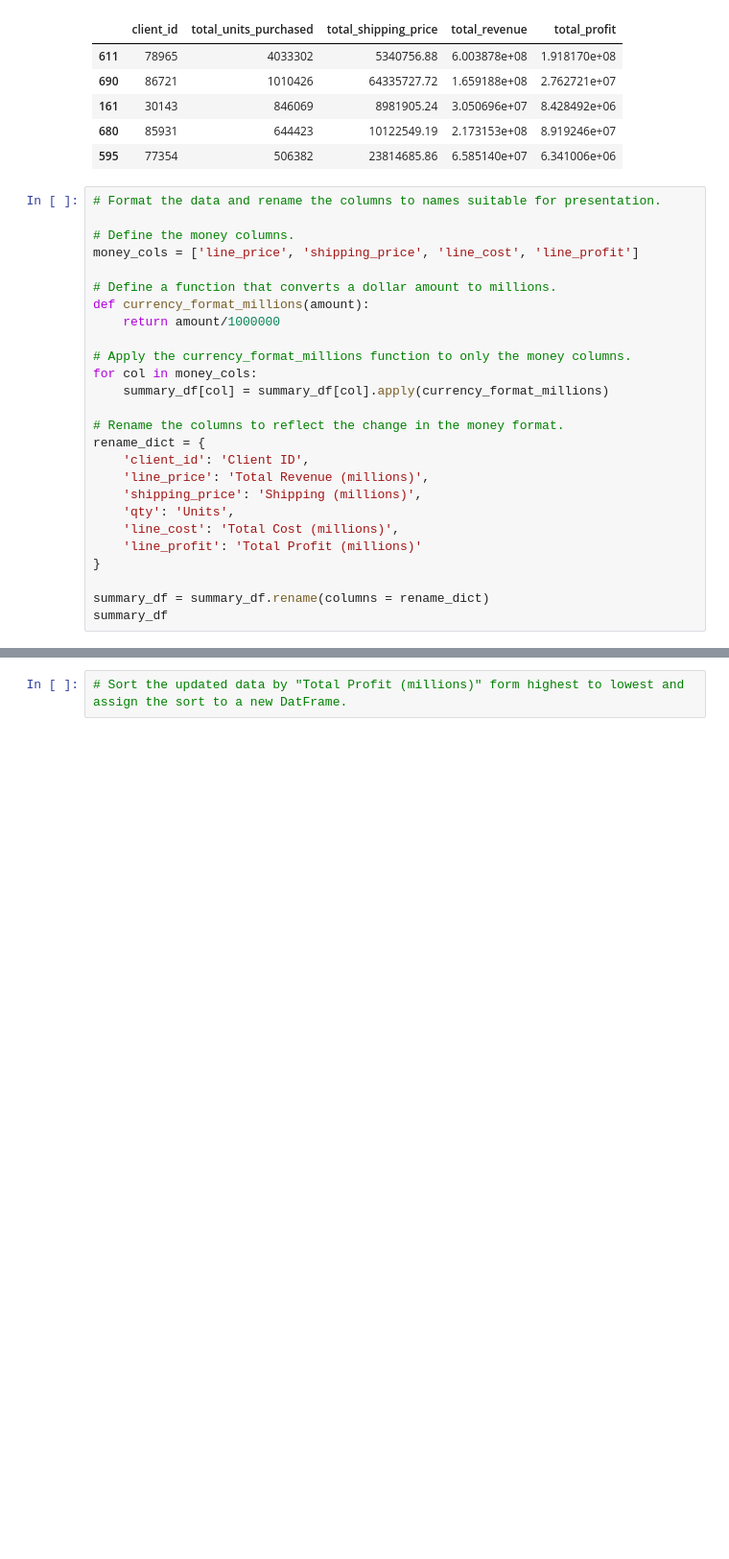
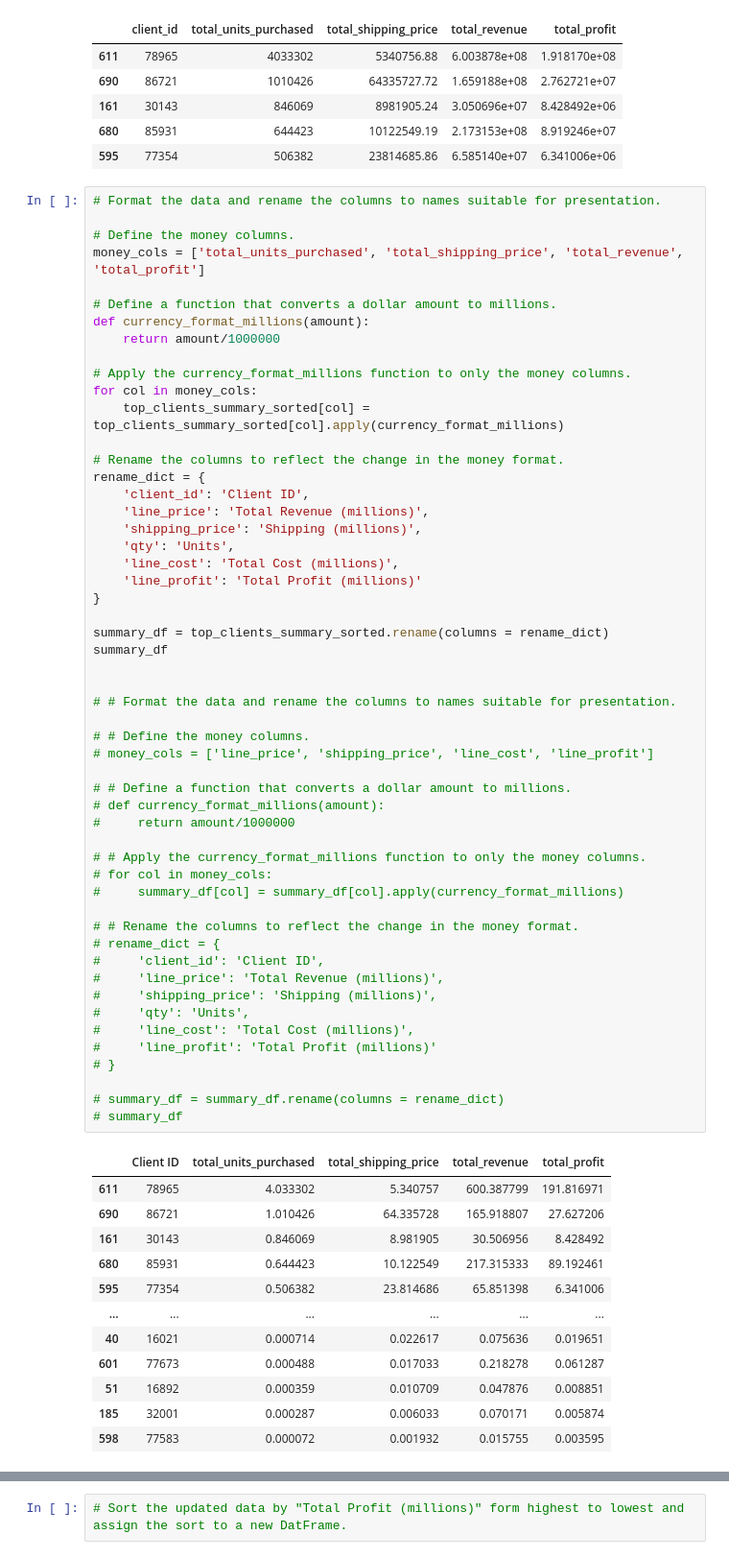
Before and after one commit to Armand57araujo/pandas-challenge-1, a Jupyter notebook: wholesale_data_analysis_starter_code.ipynb, the cells around one changed output, grey strips where cells are left out. Shown at 96% size. Saved outputs shown, nothing was run; the diff lists cells and outputs as text; blank space fills up the shorter version.

```diff
--- a/wholesale_data_analysis_starter_code.ipynb
+++ b/wholesale_data_analysis_starter_code.ipynb
@@ -267,27 +267,66 @@ top_clients_summary_sorted.head()
 # %%
 # Format the data and rename the columns to names suitable for presentation.
 
 # Define the money columns.
-money_cols = ['line_price', 'shipping_price', 'line_cost', 'line_profit']
+money_cols = ['total_units_purchased', 'total_shipping_price', 'total_revenue', 'total_profit']
 
 # Define a function that converts a dollar amount to millions.
 def currency_format_millions(amount):
     return amount/1000000
 
 # Apply the currency_format_millions function to only the money columns.
 for col in money_cols:
-    summary_df[col] = summary_df[col].apply(currency_format_millions)
+    top_clients_summary_sorted[col] = top_clients_summary_sorted[col].apply(currency_format_millions)
 
 # Rename the columns to reflect the change in the money format.
 rename_dict = {
     'client_id': 'Client ID',
     'line_price': 'Total Revenue (millions)',
     'shipping_price': 'Shipping (millions)',
     'qty': 'Units',
     'line_cost': 'Total Cost (millions)',
     'line_profit': 'Total Profit (millions)'
 }
 
-summary_df = summary_df.rename(columns = rename_dict)
+summary_df = top_clients_summary_sorted.rename(columns = rename_dict)
 summary_df
+
+
+# # Format the data and rename the columns to names suitable for presentation.
+
+# # Define the money columns.
+# money_cols = ['line_price', 'shipping_price', 'line_cost', 'line_profit']
+
+# # Define a function that converts a dollar amount to millions.
+# def currency_format_millions(amount):
+#     return amount/1000000
+
+# # Apply the currency_format_millions function to only the money columns.
+# for col in money_cols:
+#     summary_df[col] = summary_df[col].apply(currency_format_millions)
+
+# # Rename the columns to reflect the change in the money format.
+# rename_dict = {
+#     'client_id': 'Client ID',
+#     'line_price': 'Total Revenue (millions)',
+#     'shipping_price': 'Shipping (millions)',
+#     'qty': 'Units',
+#     'line_cost': 'Total Cost (millions)',
+#     'line_profit': 'Total Profit (millions)'
+# }
+
+# summary_df = summary_df.rename(columns = rename_dict)
+# summary_df
 # %% [output]
+|  | Client ID | total_units_purchased | total_shipping_price | total_revenue | total_profit |
+| 611 | 78965 | 4.033302 | 5.340757 | 600.387799 | 191.816971 |
+| 690 | 86721 | 1.010426 | 64.335728 | 165.918807 | 27.627206 |
+| 161 | 30143 | 0.846069 | 8.981905 | 30.506956 | 8.428492 |
+| 680 | 85931 | 0.644423 | 10.122549 | 217.315333 | 89.192461 |
+| 595 | 77354 | 0.506382 | 23.814686 | 65.851398 | 6.341006 |
+| ... | ... | ... | ... | ... | ... |
+| 40 | 16021 | 0.000714 | 0.022617 | 0.075636 | 0.019651 |
+| 601 | 77673 | 0.000488 | 0.017033 | 0.218278 | 0.061287 |
+| 51 | 16892 | 0.000359 | 0.010709 | 0.047876 | 0.008851 |
+| 185 | 32001 | 0.000287 | 0.006033 | 0.070171 | 0.005874 |
+| 598 | 77583 | 0.000072 | 0.001932 | 0.015755 | 0.003595 |
```
Also changed, not shown: parts of 1 cell of this notebook.
